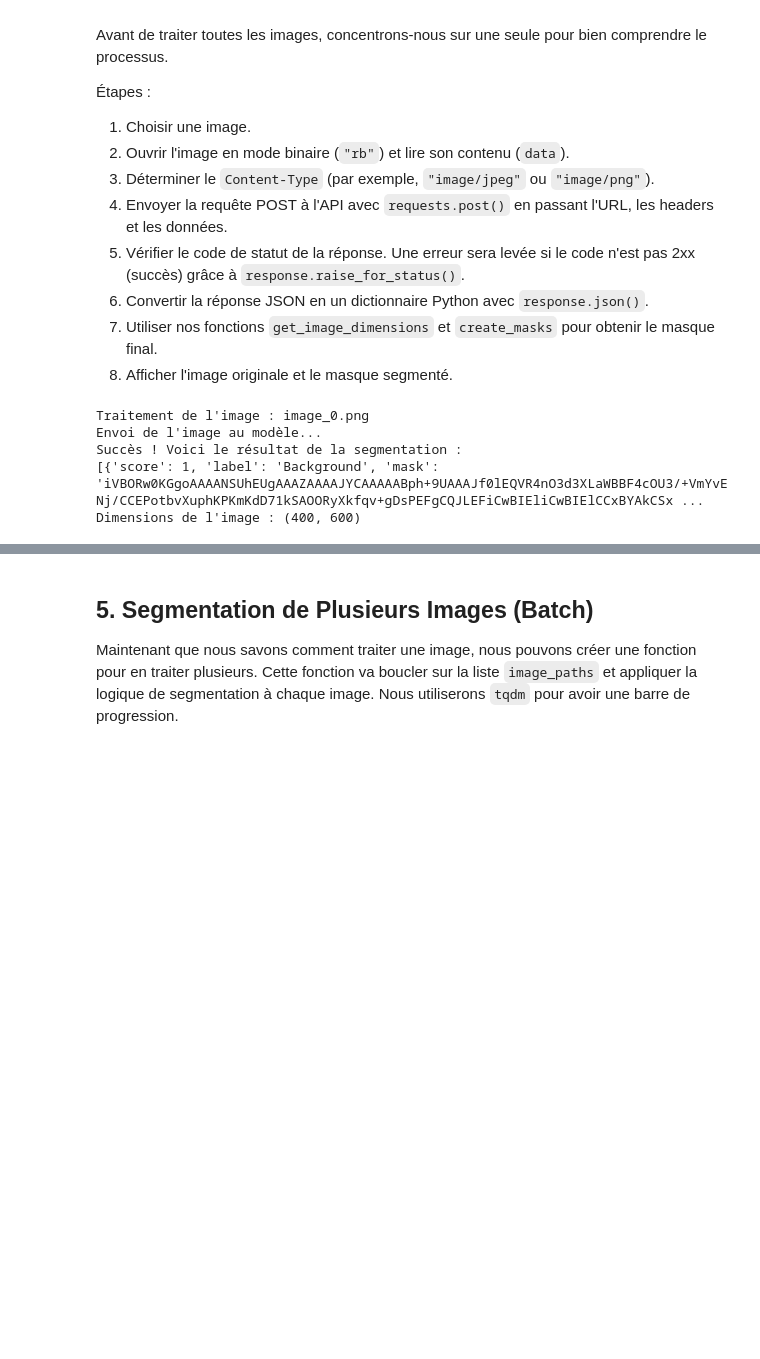
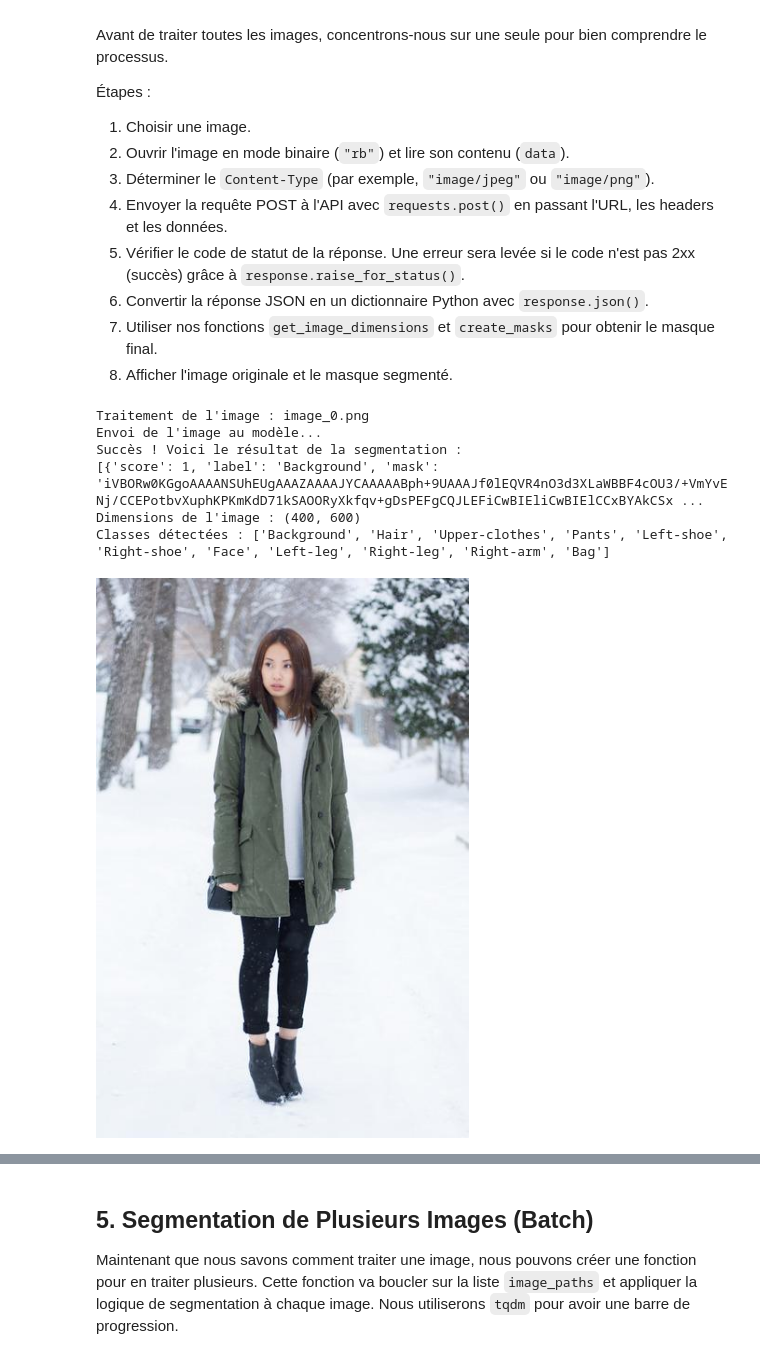
Before and after one commit to aurelienlozes/Exercice---Requetez-des-services-IA, a Jupyter notebook: huggingface_api_cloth_seg.ipynb, the cells around one changed output, grey strips where cells are left out. Cells and saved outputs as stored; diff of their text form; code cells hidden in the pictures; blank space fills up the shorter version.

Commit message:
Recuperation resultats

```diff
--- a/huggingface_api_cloth_seg.ipynb
+++ b/huggingface_api_cloth_seg.ipynb
@@ -216,6 +216,8 @@ Avant de traiter toutes les images, concentrons-nous sur une seule pour bien com
 7.  Utiliser nos fonctions `get_image_dimensions` et `create_masks` pour obtenir le masque final.
 8.  Afficher l'image originale et le masque segmenté.
 # %%
+from unittest import result
+
 from matplotlib import image
 import mimetypes
 
@@ -245,28 +247,37 @@ if image_paths:
         # On ajoute un timeout de 120 secondes pour laisser le modèle démarrer
         response = requests.post(API_URL, headers=headers, data=image_bytes, timeout=120)
 
-        response.raise_for_status()
+        try:
+            response.raise_for_status()
+        except requests.HTTPError as e:
+            raise RuntimeError(f"HTTP {response.status_code}: {response.text[:300]}") from e
 
         if response.status_code == 200:
-            result = response.json()
+            results = response.json()
             print("Succès ! Voici le résultat de la segmentation :")
-            print(result)
+            print(results)
 
             # Note : Le modèle SegFormers pour les vêtements renvoie généralement
             # une liste de dictionnaires contenant les labels détectés
             # (ex: "Top", "Pants", "Shoes") et leurs masques associés sous forme de chaînes de caractères.
-        elif response.status_code == 503:
-            # Si Hugging Face vous dit explicitement qu'il charge le modèle
-            print("Le modèle charge sur les serveurs de Hugging Face. Réessaye dans 20 secondes...")
-        else:
-            print(f"Erreur {response.status_code} : {response.text}")
 
-        # Maintenant, utilisé l'API huggingface
-        # ainsi que les fonctions données plus haut pour ségmenter vos images.
-        image_dimensions = get_image_dimensions(image_dir + "/" + single_image_path)
-        print(f"Dimensions de l'image : {image_dimensions}")
 
-        #image_mask = decode_base64_mask(image_data, image_dimensions[0], image_dimensions[1])
+            # Maintenant, utilisé l'API huggingface
+            # ainsi que les fonctions données plus haut pour ségmenter vos images.
+            image_dimensions = get_image_dimensions(img_path)
+            print(f"Dimensions de l'image : {image_dimensions}")
+
+            original_image = np.array(Image.open(img_path).convert("RGB"))
+            combined_mask = create_masks(results, image_dimensions[0], image_dimensions[1])
+
+            print("Classes détectées :", [r["label"] for r in results])
+
+            display(Image.fromarray(original_image))
+            display(Image.fromarray(combined_mask))
+
+
+
+
 
     except requests.exceptions.Timeout:
         print("Erreur : Le serveur a mis trop de temps à répondre (Timeout). Réessayez dans un instant.")
@@ -282 +293,3 @@ Succès ! Voici le résultat de la segmentation :
 Dimensions de l'image : (400, 600)
+Classes détectées : ['Background', 'Hair', 'Upper-clothes', 'Pants', 'Left-shoe', 'Right-shoe', 'Face', 'Left-leg', 'Right-leg', 'Right-arm', 'Bag']
+[figure, added]
```
Also changed, not shown: parts of 1 cell of this notebook.
